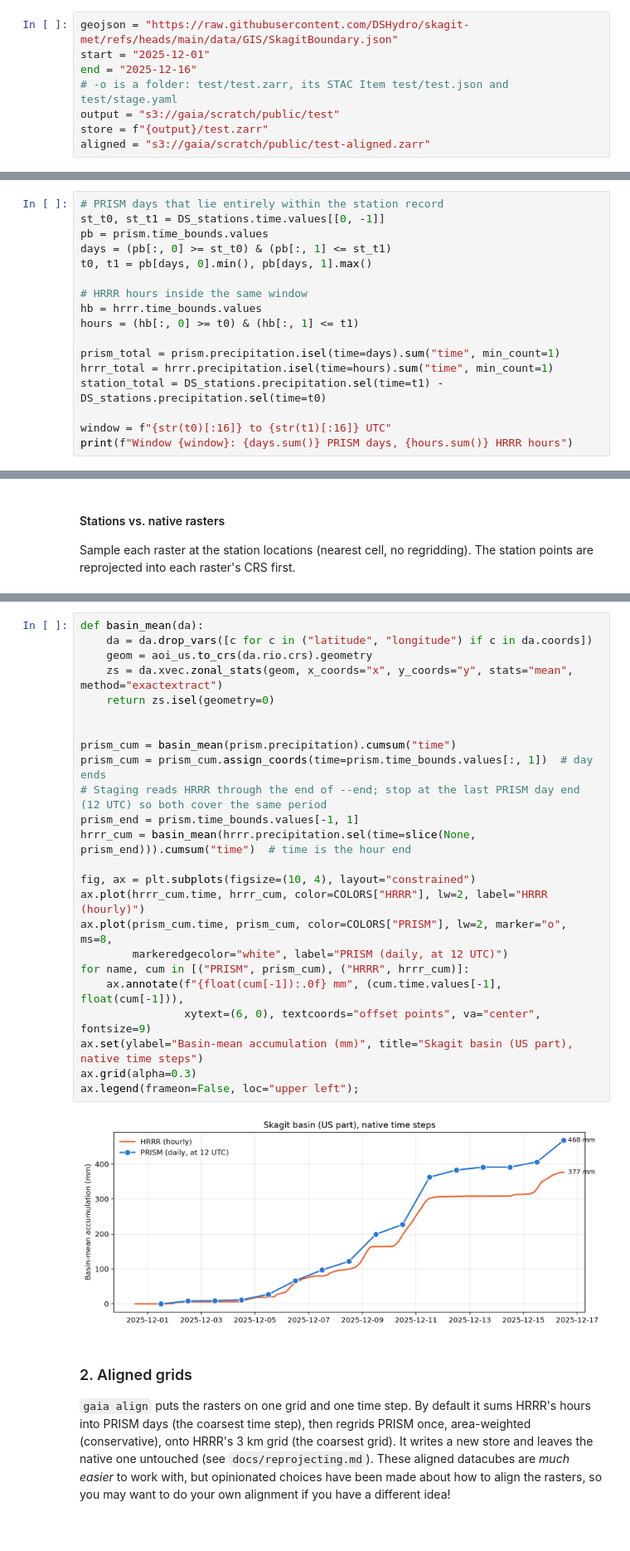
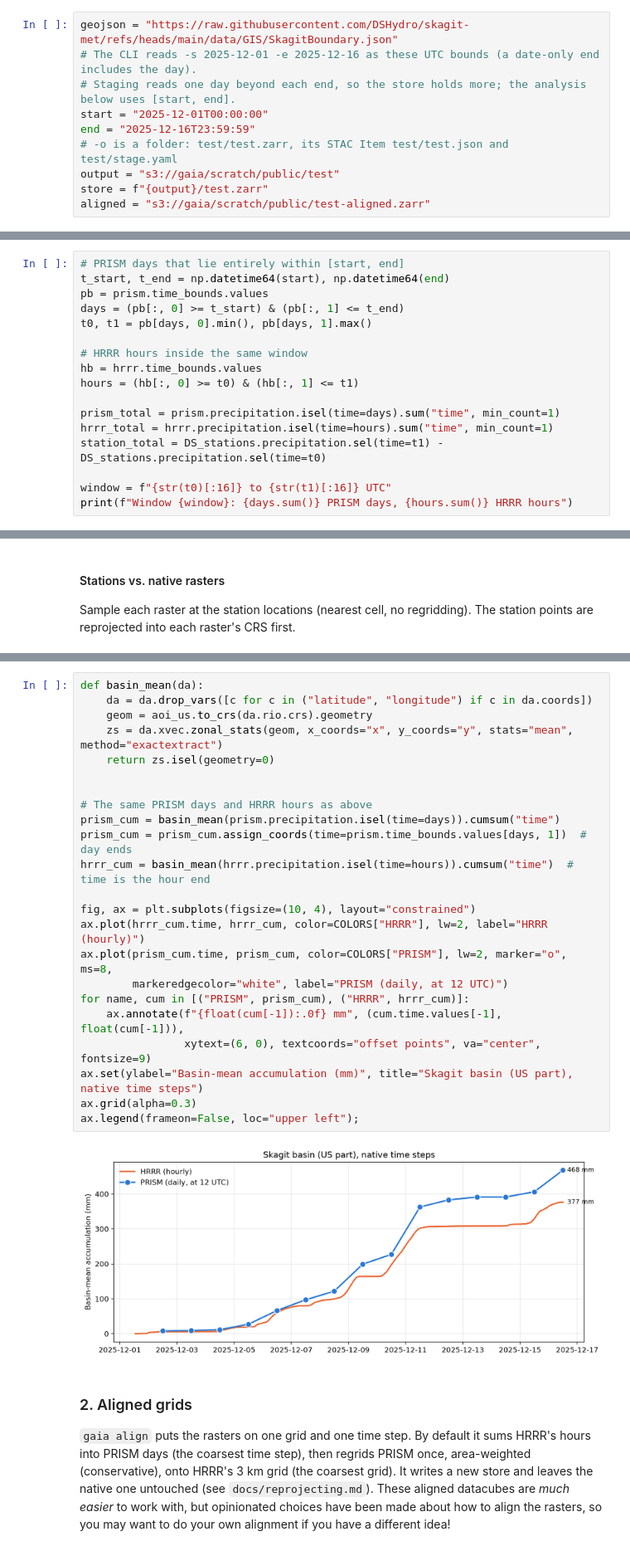
Before and after one commit to gaia-hazlab/gaia-cli, a Jupyter notebook: precip-example.ipynb, the cells around one changed output, grey strips where cells are left out. Shown at 83% size. Drawn from its saved outputs; the diff is of its cells as text.

```diff
--- a/precip-example.ipynb
+++ b/precip-example.ipynb
@@ -18,8 +18,10 @@ import matplotlib.pyplot as plt
 %matplotlib inline
 # %%
 geojson = "https://raw.githubusercontent.com/DSHydro/skagit-met/refs/heads/main/data/GIS/SkagitBoundary.json"
-start = "2025-12-01"
-end = "2025-12-16"
+# The CLI reads -s 2025-12-01 -e 2025-12-16 as these UTC bounds (a date-only end includes the day).
+# Staging reads one day beyond each end, so the store holds more; the analysis below uses [start, end].
+start = "2025-12-01T00:00:00"
+end = "2025-12-16T23:59:59"
 # -o is a folder: test/test.zarr, its STAC Item test/test.json and test/stage.yaml
 output = "s3://gaia/scratch/public/test"
 store = f"{output}/test.zarr"
@@ -217,8 +222,8 @@ US share of the AOI: 87%
 # %%
-# PRISM days that lie entirely within the station record
-st_t0, st_t1 = DS_stations.time.values[[0, -1]]
+# PRISM days that lie entirely within [start, end]
+t_start, t_end = np.datetime64(start), np.datetime64(end)
 pb = prism.time_bounds.values
-days = (pb[:, 0] >= st_t0) & (pb[:, 1] <= st_t1)
+days = (pb[:, 0] >= t_start) & (pb[:, 1] <= t_end)
 t0, t1 = pb[days, 0].min(), pb[days, 1].max()
 
 # HRRR hours inside the same window
@@ -320,29 +325,28 @@ The exact area-weighted mean over the US part of the AOI polygon (`xvec` + `exac
 # %%
 def basin_mean(da):
     da = da.drop_vars([c for c in ("latitude", "longitude") if c in da.coords])
     geom = aoi_us.to_crs(da.rio.crs).geometry
     zs = da.xvec.zonal_stats(geom, x_coords="x", y_coords="y", stats="mean", method="exactextract")
     return zs.isel(geometry=0)
 
 
-prism_cum = basin_mean(prism.precipitation).cumsum("time")
-prism_cum = prism_cum.assign_coords(time=prism.time_bounds.values[:, 1])  # day ends
-# Staging reads HRRR through the end of --end; stop at the last PRISM day end (12 UTC) so both cover the same period
-prism_end = prism.time_bounds.values[-1, 1]
-hrrr_cum = basin_mean(hrrr.precipitation.sel(time=slice(None, prism_end))).cumsum("time")  # time is the hour end
+# The same PRISM days and HRRR hours as above
+prism_cum = basin_mean(prism.precipitation.isel(time=days)).cumsum("time")
+prism_cum = prism_cum.assign_coords(time=prism.time_bounds.values[days, 1])  # day ends
+hrrr_cum = basin_mean(hrrr.precipitation.isel(time=hours)).cumsum("time")  # time is the hour end
 
 fig, ax = plt.subplots(figsize=(10, 4), layout="constrained")
 ax.plot(hrrr_cum.time, hrrr_cum, color=COLORS["HRRR"], lw=2, label="HRRR (hourly)")
 ax.plot(prism_cum.time, prism_cum, color=COLORS["PRISM"], lw=2, marker="o", ms=8,
         markeredgecolor="white", label="PRISM (daily, at 12 UTC)")
 for name, cum in [("PRISM", prism_cum), ("HRRR", hrrr_cum)]:
     ax.annotate(f"{float(cum[-1]):.0f} mm", (cum.time.values[-1], float(cum[-1])),
                 xytext=(6, 0), textcoords="offset points", va="center", fontsize=9)
 ax.set(ylabel="Basin-mean accumulation (mm)", title="Skagit basin (US part), native time steps")
 ax.grid(alpha=0.3)
 ax.legend(frameon=False, loc="upper left");
 # %% [output]
-[figure, old version]
+[figure, new version]
 # %% [markdown]
 ### 2. Aligned grids
 
```
Also changed, not shown: parts of 20 cells of this notebook.
